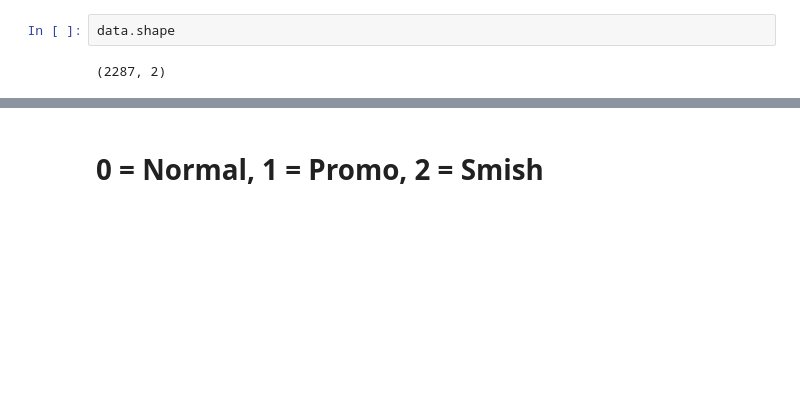
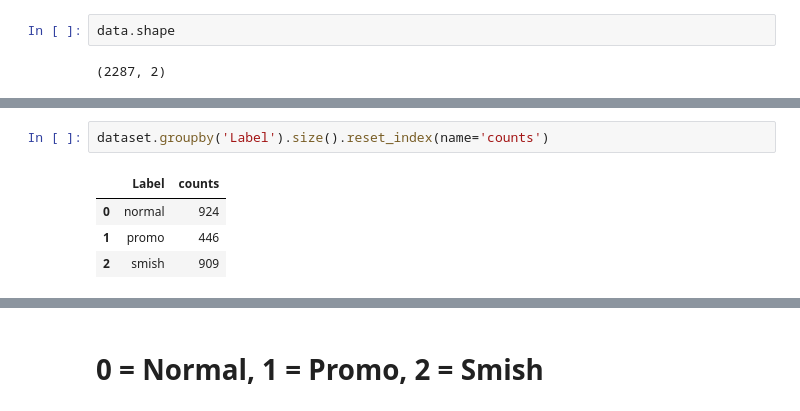
Before and after one commit to S4DIB/bengali-sms-fraud-detection-using-supervised-learning, a Jupyter notebook: Bengali Sms Fraud Detection.ipynb, the cells around one changed output, grey strips where cells are left out. Drawn from its saved outputs; the diff is of its cells as text; blank space fills up the shorter version.

```diff
--- a/Bengali Sms Fraud Detection.ipynb
+++ b/Bengali Sms Fraud Detection.ipynb
@@ -141,0 +230,7 @@ data.head()
+# %%
+dataset.groupby('Label').size().reset_index(name='counts')
+# %% [output]
+|  | Label | counts |
+| 0 | normal | 924 |
+| 1 | promo | 446 |
+| 2 | smish | 909 |
```
Also changed, not shown: parts of 36 cells of this notebook.
